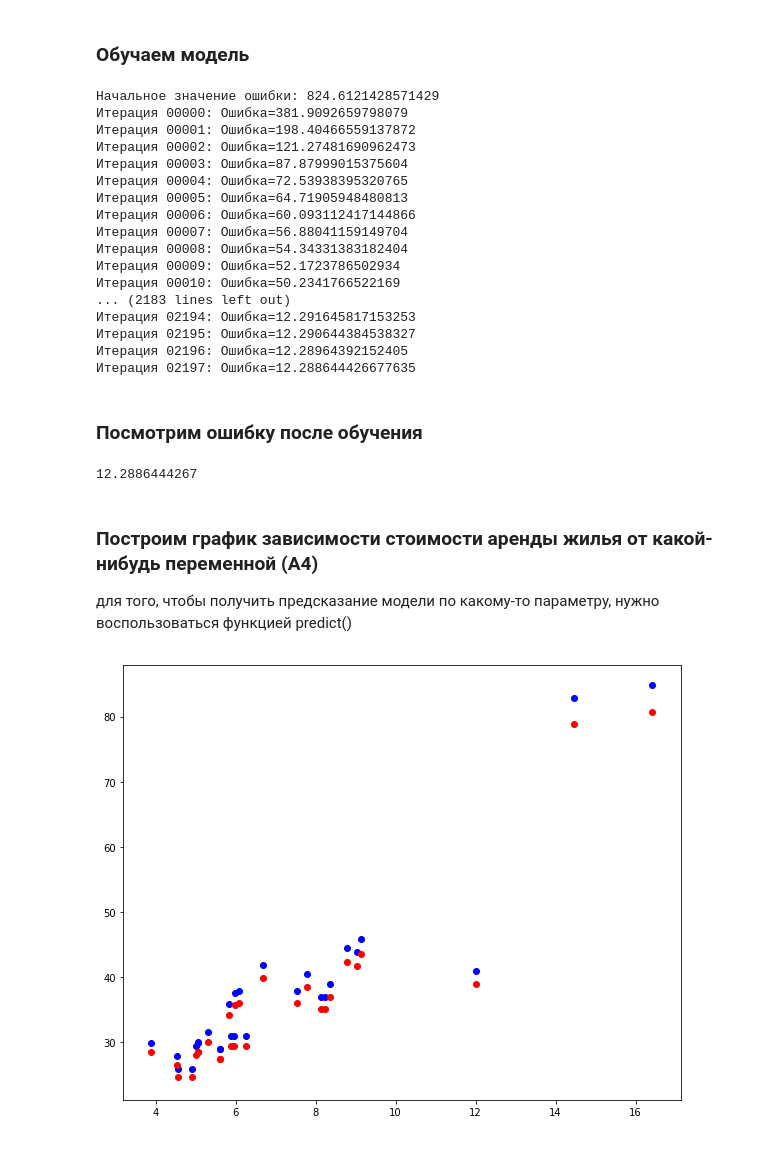
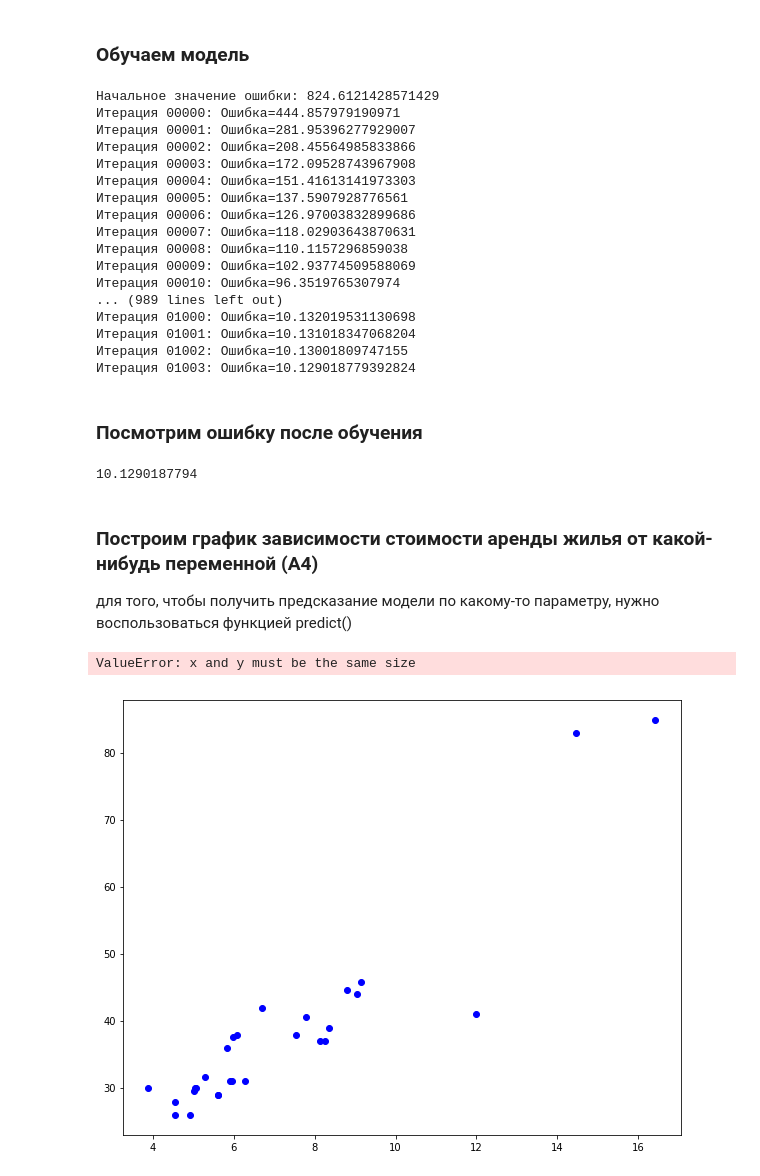
Before and after one commit to SiarheiKarpenka/ml, a Jupyter notebook: lesson_4/exercise/Linear Regression_ex.ipynb, the cells around one changed output. Drawn from its saved outputs; the diff is of its cells as text; code cells hidden in the pictures.

```diff
--- a/lesson_4/exercise/Linear Regression_ex.ipynb
+++ b/lesson_4/exercise/Linear Regression_ex.ipynb
@@ -48,7 +48,7 @@ array([[  4.9176,   1.    ,   3.472 ,   0.998 ,   1.    ,   7.    ,
 # %%
 ### ТУТ ДОЛЖЕН БЫТЬ ВАШ КОД ###
 X = data[:,0:11]
-y = data[:,11:]
+y = data[:,-1]
 pprint(X[0])
 pprint(y[0])
 # %% [output]
@@ -65,28 +65,28 @@ clf = LinearRegression()
 clf.fit(X, y)
 # %% [output]
 Начальное значение ошибки: 824.6121428571429
-Итерация 00000: Ошибка=381.9092659798079
-Итерация 00001: Ошибка=198.40466559137872
-Итерация 00002: Ошибка=121.27481690962473
-Итерация 00003: Ошибка=87.87999015375604
-Итерация 00004: Ошибка=72.53938395320765
-Итерация 00005: Ошибка=64.71905948480813
-Итерация 00006: Ошибка=60.093112417144866
-Итерация 00007: Ошибка=56.88041159149704
-Итерация 00008: Ошибка=54.34331383182404
-Итерация 00009: Ошибка=52.1723786502934
-Итерация 00010: Ошибка=50.2341766522169
-... (2183 lines left out)
-Итерация 02194: Ошибка=12.291645817153253
-Итерация 02195: Ошибка=12.290644384538327
-Итерация 02196: Ошибка=12.28964392152405
-Итерация 02197: Ошибка=12.288644426677635
+Итерация 00000: Ошибка=444.857979190971
+Итерация 00001: Ошибка=281.95396277929007
+Итерация 00002: Ошибка=208.45564985833866
+Итерация 00003: Ошибка=172.09528743967908
+Итерация 00004: Ошибка=151.41613141973303
+Итерация 00005: Ошибка=137.5907928776561
+Итерация 00006: Ошибка=126.97003832899686
+Итерация 00007: Ошибка=118.02903643870631
+Итерация 00008: Ошибка=110.1157296859038
+Итерация 00009: Ошибка=102.93774509588069
+Итерация 00010: Ошибка=96.3519765307974
+... (989 lines left out)
+Итерация 01000: Ошибка=10.132019531130698
+Итерация 01001: Ошибка=10.131018347068204
+Итерация 01002: Ошибка=10.13001809747155
+Итерация 01003: Ошибка=10.129018779392824
 # %% [markdown]
 ### Посмотрим ошибку после обучения
 # %%
 print(clf.cost(X, y))
 # %% [output]
-12.2886444267
+10.1290187794
 # %% [markdown]
 ### Построим график зависимости стоимости аренды жилья от какой-нибудь переменной (А4)
 
@@ -94,8 +94,9 @@ print(clf.cost(X, y))
 # %%
 ### ТУТ ДОЛЖЕН БЫТЬ ВАШ КОД ###
 plt.figure(figsize=(10, 8))
 plt.scatter(X[:,0], y,c='b')
-plt.scatter(X[:,0], clf.predict(X[4]), c='r')
+plt.scatter(X[:,0], clf.predict(X), c='r')
 plt.show()
 # %% [output]
+ValueError: x and y must be the same size
-[figure, old version]
+[figure, new version]
```
Also changed, not shown: parts of 1 cell of this notebook, 8 other files.
